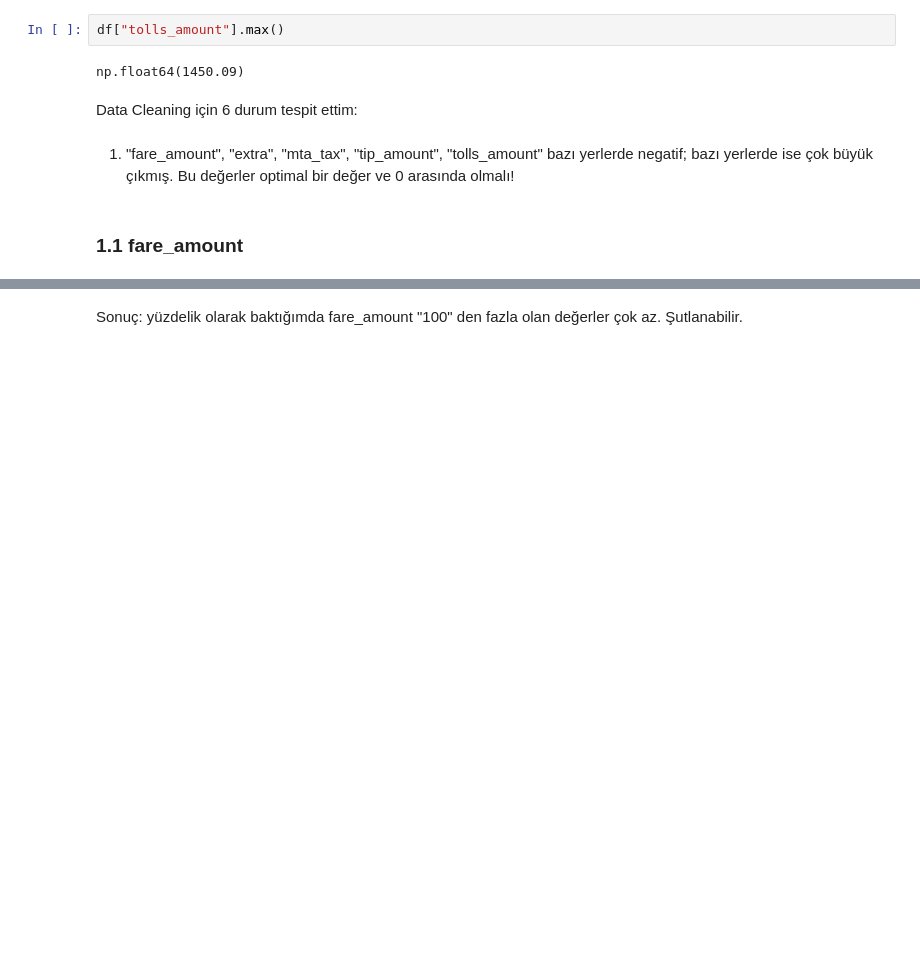
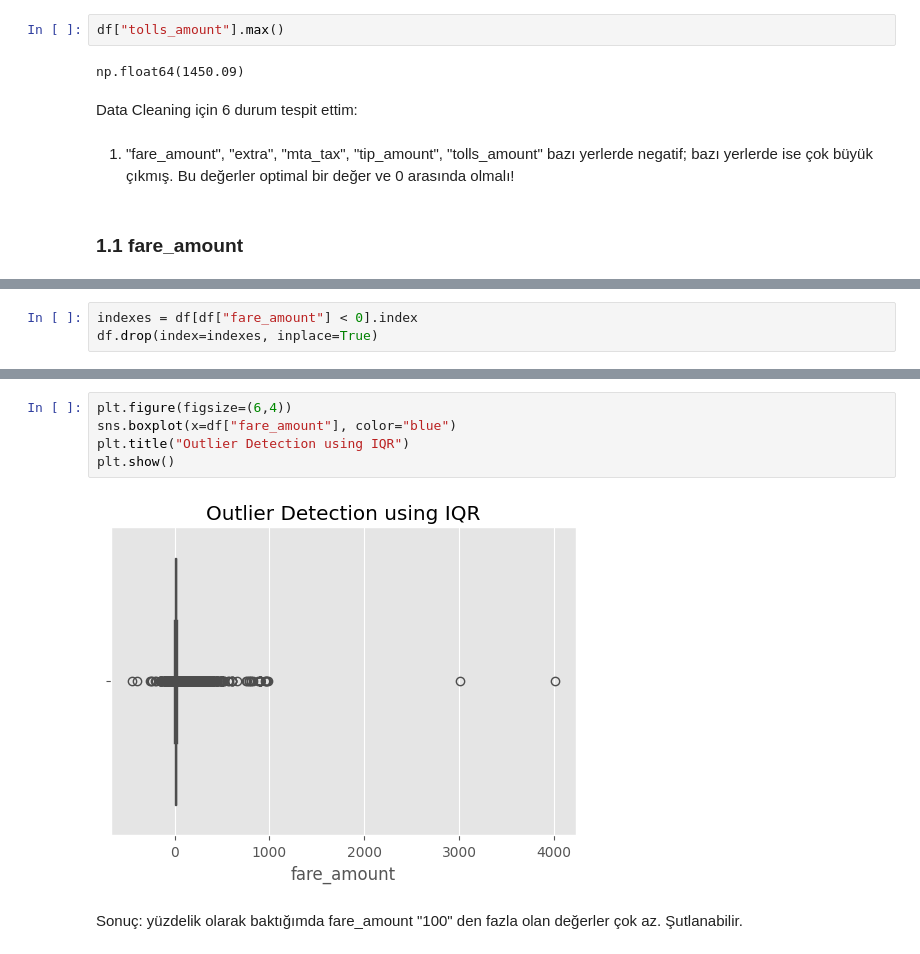
Before and after one commit to TahaSoylu44/NYC-Taxi-Data_Analysis, a Jupyter notebook: study.ipynb, the cells around one changed output, grey strips where cells are left out. Saved outputs shown, nothing was run; the diff lists cells and outputs as text; blank space fills up the shorter version.

```diff
--- a/study.ipynb
+++ b/study.ipynb
@@ -306,0 +330,3 @@ optimal bir değer ve 0 arasında olmalı!
+# %%
+indexes = df[df["fare_amount"] < 0].index
+df.drop(index=indexes, inplace=True)
@@ -307,2 +365,9 @@ optimal bir değer ve 0 arasında olmalı!
+# %%
+plt.figure(figsize=(6,4))
+sns.boxplot(x=df["fare_amount"], color="blue")
+plt.title("Outlier Detection using IQR")
+plt.show()
+# %% [output]
+[figure, added]
 # %% [markdown]
 Sonuç: yüzdelik olarak baktığımda fare_amount "100" den fazla olan değerler çok az. Şutlanabilir.
```
Also changed, not shown: parts of 60 cells of this notebook.
